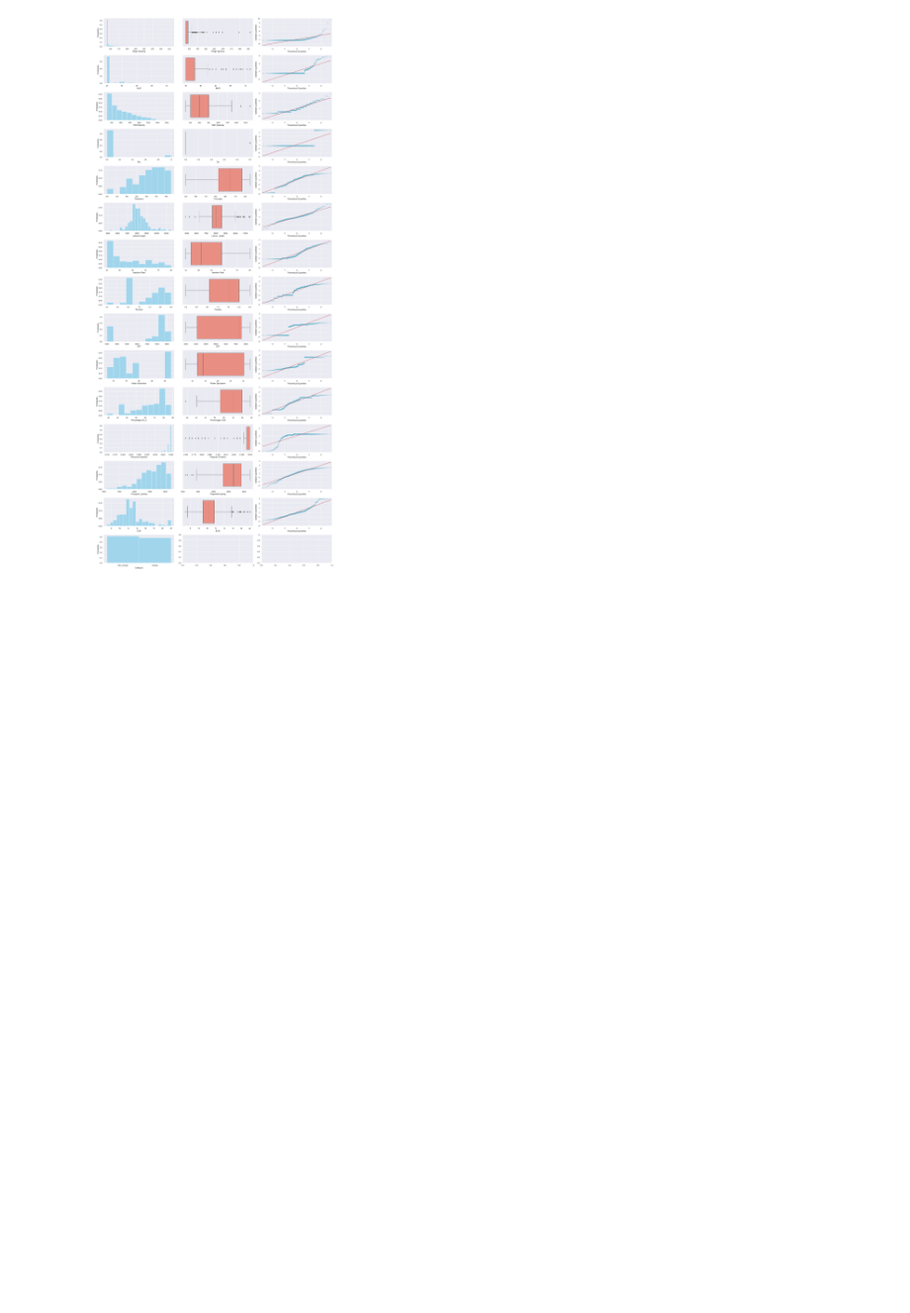
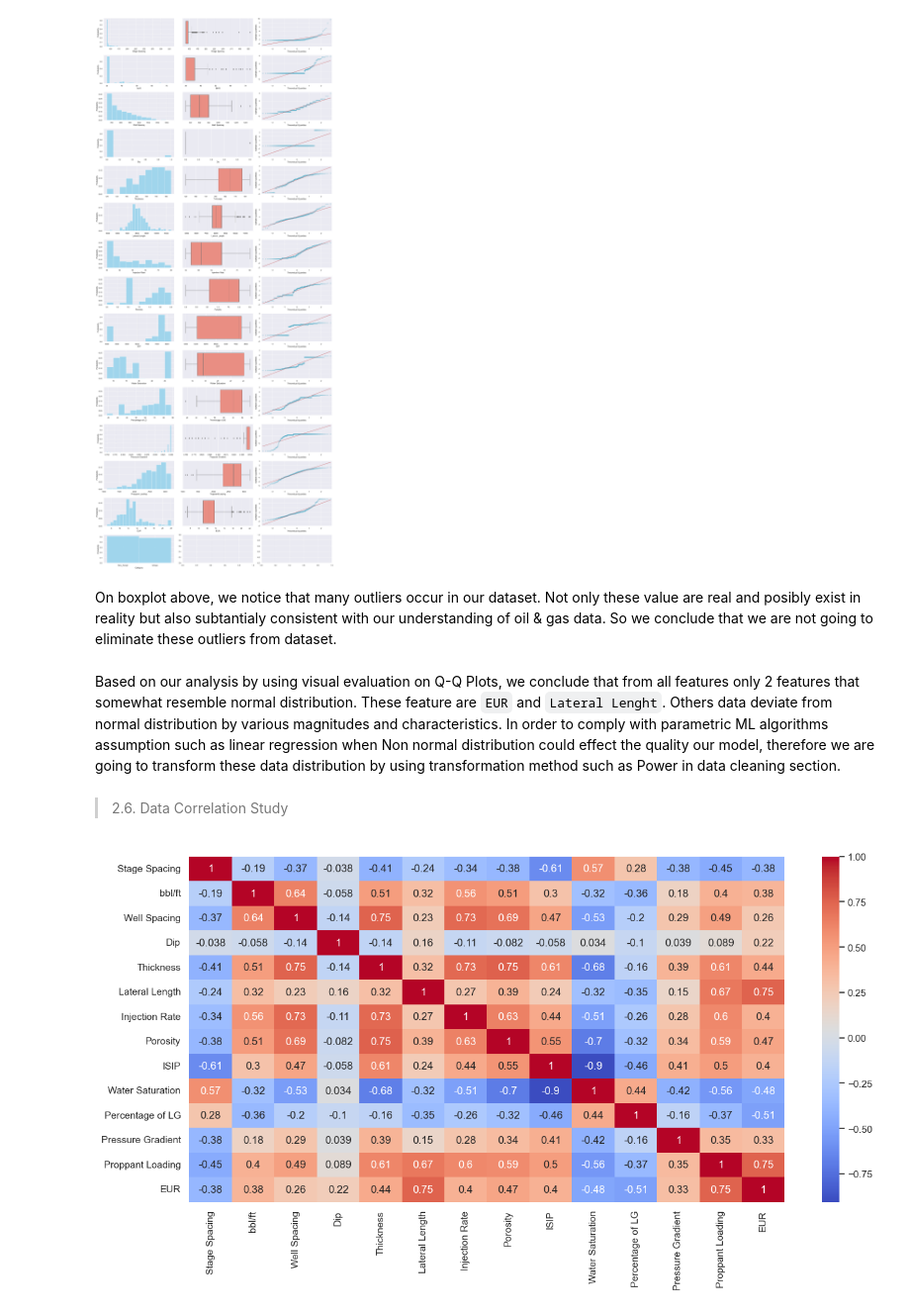
Before and after one commit to aprds/Shale-Gas-EUR-Prediction, a Jupyter notebook: shale_gas_EUR_prediction.ipynb, the cells around one changed output. Shown at 99% size. Cells and saved outputs as stored; diff of their text form; code cells hidden in the pictures; blank space fills up the shorter version.

```diff
--- a/shale_gas_EUR_prediction.ipynb
+++ b/shale_gas_EUR_prediction.ipynb
@@ -278,3 +278,15 @@ def data_char(dataset):
 data_char(strat_train_set)
 # %% [output]
 [figure]
+# %% [markdown]
+On boxplot above, we notice that many outliers occur in our dataset. Not only these value are real and posibly exist in reality but also subtantialy consistent with our understanding of oil & gas data. So we conclude that we are not going to eliminate these outliers from dataset.
+# %% [markdown]
+Based on our analysis by using visual evaluation on Q-Q Plots, we conclude that from all features only 2 features that somewhat resemble normal distribution. These feature are `EUR` and `Lateral Lenght`. Others data deviate from normal distribution by various magnitudes and characteristics. In order to comply with parametric ML algorithms assumption such as linear regression when Non normal distribution could effect the quality our model, therefore we are going to transform these data distribution by using transformation method such as Power in data cleaning section.
+# %% [markdown]
+> 2.6. Data Correlation Study
+# %%
+train_corr = strat_train_set._get_numeric_data().corr()
+
+sns.heatmap(train_corr, annot=True, cmap='coolwarm');
+# %% [output]
+[figure, added]
```
Also changed, not shown: parts of 7 cells of this notebook.
